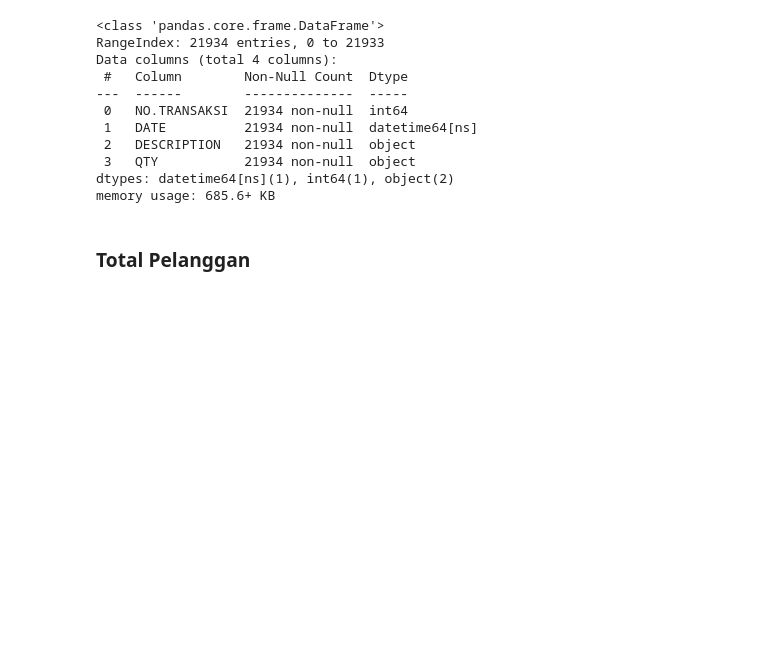
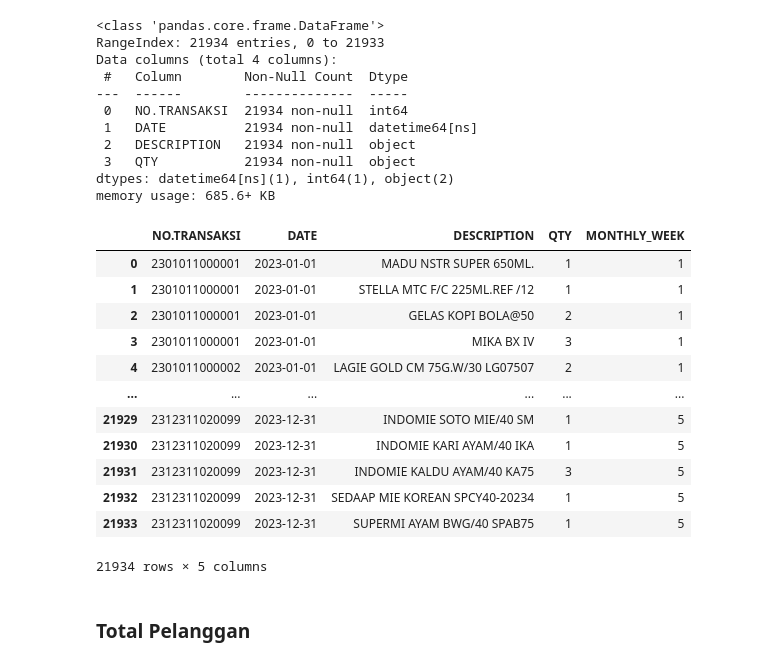
Before and after one commit to nadinealiyah/sakinah-mart, a Jupyter notebook: eda.ipynb, the cells around one changed output. Cells and saved outputs as stored; diff of their text form; code cells hidden in the pictures; blank space fills up the shorter version.

```diff
--- a/eda.ipynb
+++ b/eda.ipynb
@@ -45,3 +45,20 @@ Data columns (total 4 columns):
  3   QTY           21934 non-null  object
 dtypes: datetime64[ns](1), int64(1), object(2)
 memory usage: 685.6+ KB
+# %%
+df['MONTHLY_WEEK'] = (df['DATE'].dt.day - 1) // 7 + 1
+df
+# %% [output]
+|  | NO.TRANSAKSI | DATE | DESCRIPTION | QTY | MONTHLY_WEEK |
+| 0 | 2301011000001 | 2023-01-01 | MADU NSTR SUPER 650ML. | 1 | 1 |
+| 1 | 2301011000001 | 2023-01-01 | STELLA MTC F/C 225ML.REF /12 | 1 | 1 |
+| 2 | 2301011000001 | 2023-01-01 | GELAS KOPI BOLA@50 | 2 | 1 |
+| 3 | 2301011000001 | 2023-01-01 | MIKA BX IV | 3 | 1 |
+| 4 | 2301011000002 | 2023-01-01 | LAGIE GOLD CM 75G.W/30 LG07507 | 2 | 1 |
+| ... | ... | ... | ... | ... | ... |
+| 21929 | 2312311020099 | 2023-12-31 | INDOMIE SOTO MIE/40 SM | 1 | 5 |
+| 21930 | 2312311020099 | 2023-12-31 | INDOMIE KARI AYAM/40 IKA | 1 | 5 |
+| 21931 | 2312311020099 | 2023-12-31 | INDOMIE KALDU AYAM/40 KA75 | 3 | 5 |
+| 21932 | 2312311020099 | 2023-12-31 | SEDAAP MIE KOREAN SPCY40-20234 | 1 | 5 |
+| 21933 | 2312311020099 | 2023-12-31 | SUPERMI AYAM BWG/40 SPAB75 | 1 | 5 |
+21934 rows × 5 columns
```
Also changed, not shown: parts of 1 cell of this notebook, 5 other files.
